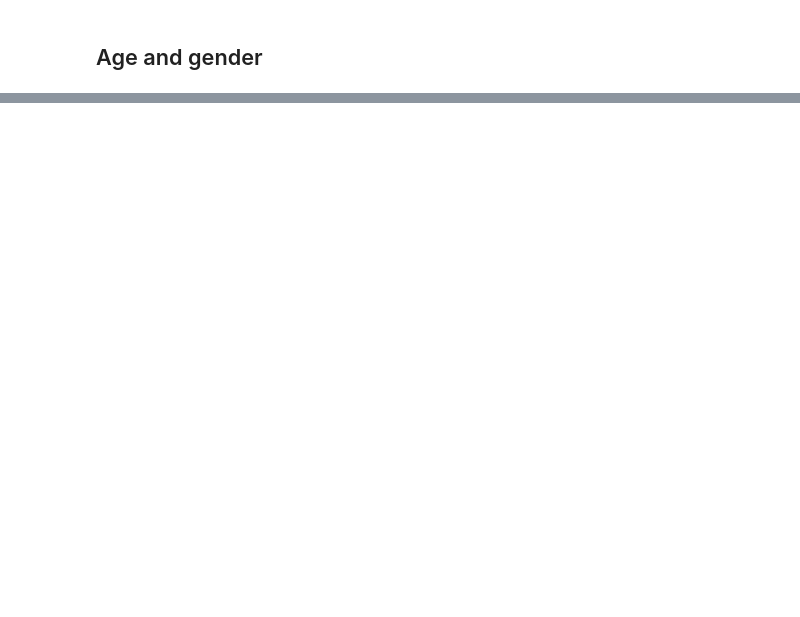
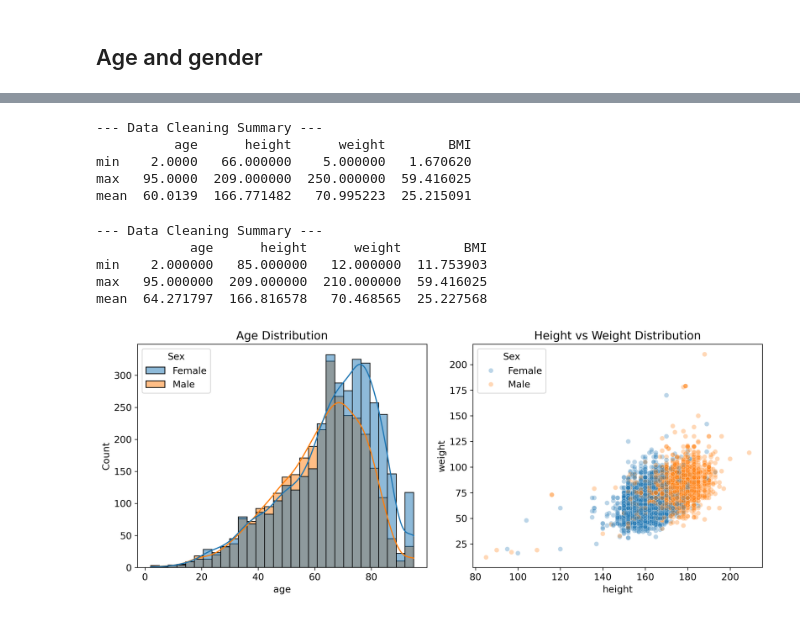
Before and after one commit to wenbo-sui/ptbxl5d, a Jupyter notebook: notebooks/01_eda_baseline.ipynb, the cells around one changed output, grey strips where cells are left out. Saved outputs shown, nothing was run; the diff lists cells and outputs as text; code cells hidden in the pictures; blank space fills up the shorter version.

```diff
--- a/notebooks/01_eda_baseline.ipynb
+++ b/notebooks/01_eda_baseline.ipynb
@@ -188,0 +122,46 @@ df
+# %%
+# Data Cleaning
+df_c = df.copy()
+df_c['age'] = df_c['age'].replace(300, 95)
+df_c.loc[(df_c['height'] < 50) | (df_c['height'] > 230), 'height'] = np.nan
+
+# calculate BMI
+df_c['BMI'] = df_c['weight'] / ((df_c['height'] / 100) ** 2)
+print("--- Data Cleaning Summary ---")
+print(df_c[['age', 'height', 'weight', 'BMI']].describe().loc[['min', 'max', 'mean']])
+# %% [output]
+--- Data Cleaning Summary ---
+          age      height      weight        BMI
+min    2.0000   66.000000    5.000000   1.670620
+max   95.0000  209.000000  250.000000  59.416025
+mean  60.0139  166.771482   70.995223  25.215091
+# %%
+# Remove BMI relevanted outliers
+df_c.loc[(df_c['BMI'] < 10) | (df_c['BMI'] > 65), ['BMI', 'height', 'weight']] = np.nan
+df_c.dropna(subset=['BMI'], inplace=True)
+
+print("--- Data Cleaning Summary ---")
+print(df_c[['age', 'height', 'weight', 'BMI']].describe().loc[['min', 'max', 'mean']])
+# %% [output]
+--- Data Cleaning Summary ---
+            age      height      weight        BMI
+min    2.000000   85.000000   12.000000  11.753903
+max   95.000000  209.000000  210.000000  59.416025
+mean  64.271797  166.816578   70.468565  25.227568
+# %%
+# Plot Age and Sex Distribution
+df_c['Sex'] = df_c['sex'].map({0: 'Male', 1: 'Female'})
+plt.figure(figsize=(12, 5))
+
+plt.subplot(1, 2, 1)
+sns.histplot(data=df_c, x='age', hue='Sex', bins=30, kde=True)
+plt.title('Age Distribution')
+
+plt.subplot(1, 2, 2)
+sns.scatterplot(data=df_c, x='height', y='weight', hue='Sex', alpha=0.3)
+plt.title('Height vs Weight Distribution')
+
+plt.tight_layout()
+plt.show()
+# %% [output]
+[figure, added]
```
Also changed, not shown: parts of 13 cells of this notebook.
